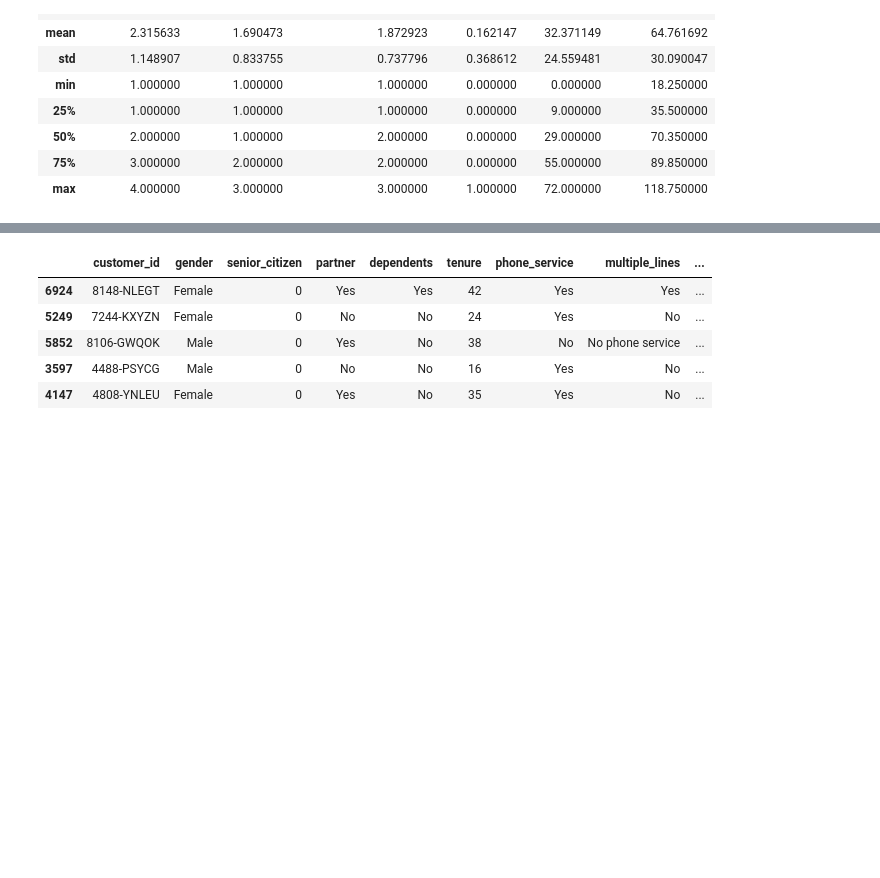
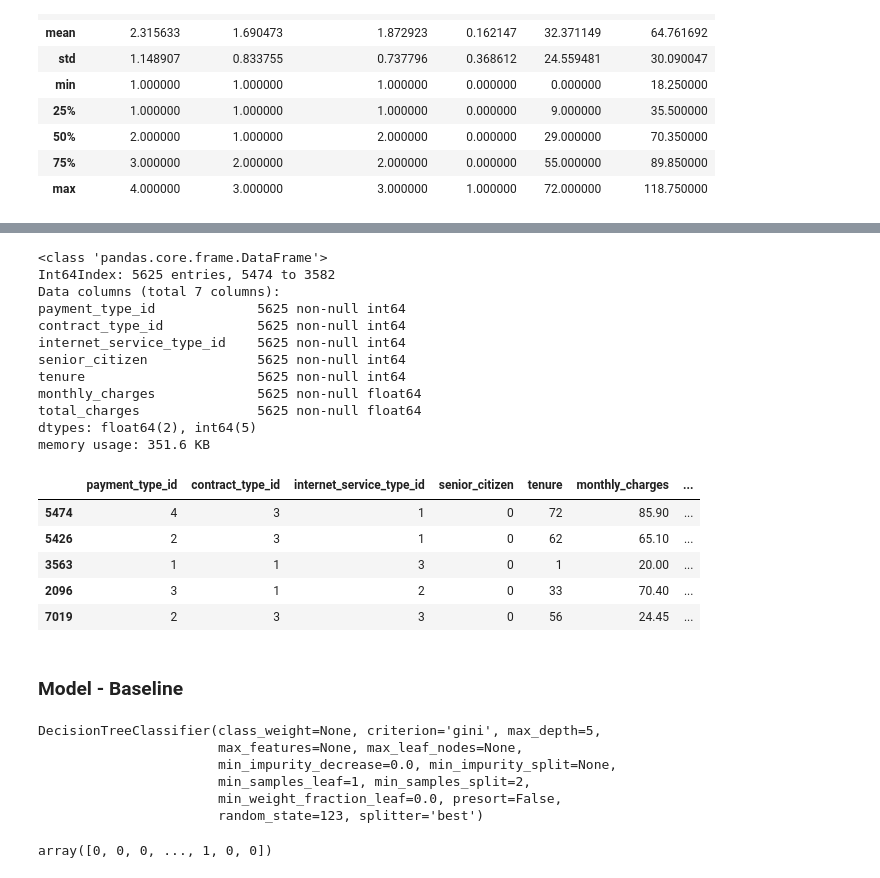
Before and after one commit to misty-garcia/telco-churn-project, a Jupyter notebook: telco_pipeline.ipynb, the cells around one changed output, grey strips where cells are left out. Cells and saved outputs as stored; diff of their text form; code cells hidden in the pictures; blank space fills up the shorter version.

```diff
--- a/telco_pipeline.ipynb
+++ b/telco_pipeline.ipynb
@@ -92,2 +75,0 @@ dtype: int64
-# %%
-df.drop(columns = ["payment_type_id","contract_type_id","internet_service_type_id"], inplace=True)
@@ -105,0 +127,3 @@ df.head()
+# %%
+# cleaned total_charges column
+df = prep.clean_data(df)
@@ -137,9 +205,46 @@ memory usage: 88.0 KB
+# %%
+# drop all columns that aren't numeric
+X_train.drop(columns=["customer_id","gender","partner","dependents","phone_service"], inplace=True)
+X_train.drop(columns=["multiple_lines","online_security","online_backup","device_protection","tech_support"], inplace=True)
+X_train.drop(columns=["streaming_tv","streaming_movies","paperless_billing"], inplace=True)
+X_train.drop(columns=["internet_service_type","contract_type","payment_type"], inplace=True)
 # %%
+X_train.info()
 X_train.head()
 # %% [output]
+<class 'pandas.core.frame.DataFrame'>
+Int64Index: 5625 entries, 5474 to 3582
+Data columns (total 7 columns):
+payment_type_id             5625 non-null int64
+contract_type_id            5625 non-null int64
+internet_service_type_id    5625 non-null int64
+senior_citizen              5625 non-null int64
+tenure                      5625 non-null int64
+monthly_charges             5625 non-null float64
+total_charges               5625 non-null float64
+dtypes: float64(2), int64(5)
+memory usage: 351.6 KB
-|  | customer_id | gender | senior_citizen | partner | dependents | tenure | phone_service | multiple_lines | ... |
-| 6924 | 8148-NLEGT | Female | 0 | Yes | Yes | 42 | Yes | Yes | ... |
-| 5249 | 7244-KXYZN | Female | 0 | No | No | 24 | Yes | No | ... |
-| 5852 | 8106-GWQOK | Male | 0 | Yes | No | 38 | No | No phone service | ... |
-| 3597 | 4488-PSYCG | Male | 0 | No | No | 16 | Yes | No | ... |
-| 4147 | 4808-YNLEU | Female | 0 | Yes | No | 35 | Yes | No | ... |
+|  | payment_type_id | contract_type_id | internet_service_type_id | senior_citizen | tenure | monthly_charges | ... |
+| 5474 | 4 | 3 | 1 | 0 | 72 | 85.90 | ... |
+| 5426 | 2 | 3 | 1 | 0 | 62 | 65.10 | ... |
+| 3563 | 1 | 1 | 3 | 0 | 1 | 20.00 | ... |
+| 2096 | 3 | 1 | 2 | 0 | 33 | 70.40 | ... |
+| 7019 | 2 | 3 | 3 | 0 | 56 | 24.45 | ... |
+# %% [markdown]
+### Model - Baseline
+# %%
+# building model with a decision tree and using a random state of 123
+clf = DecisionTreeClassifier(max_depth=5, random_state=123)
+clf.fit(X_train, y_train)
+# %% [output]
+DecisionTreeClassifier(class_weight=None, criterion='gini', max_depth=5,
+                       max_features=None, max_leaf_nodes=None,
+                       min_impurity_decrease=0.0, min_impurity_split=None,
+                       min_samples_leaf=1, min_samples_split=2,
+                       min_weight_fraction_leaf=0.0, presort=False,
+                       random_state=123, splitter='best')
+# %%
+y_pred = clf.predict(X_train)
+y_pred
+# %% [output]
+array([0, 0, 0, ..., 1, 0, 0])
```
Also changed, not shown: parts of 25 cells of this notebook.
